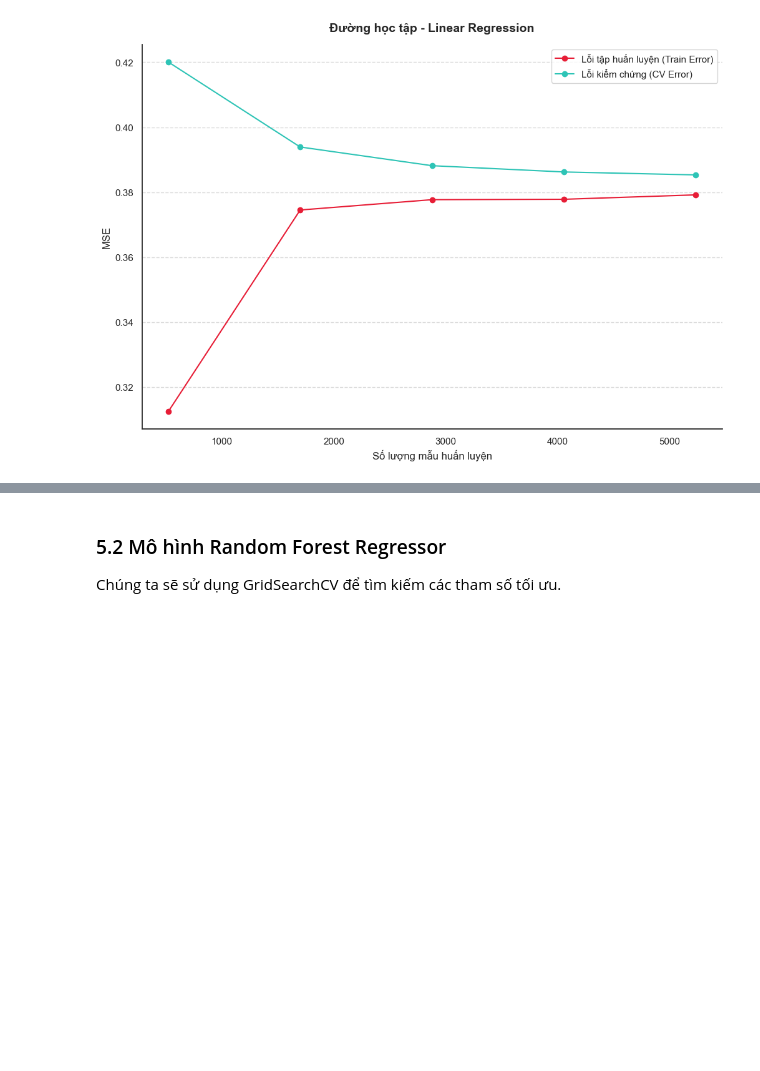
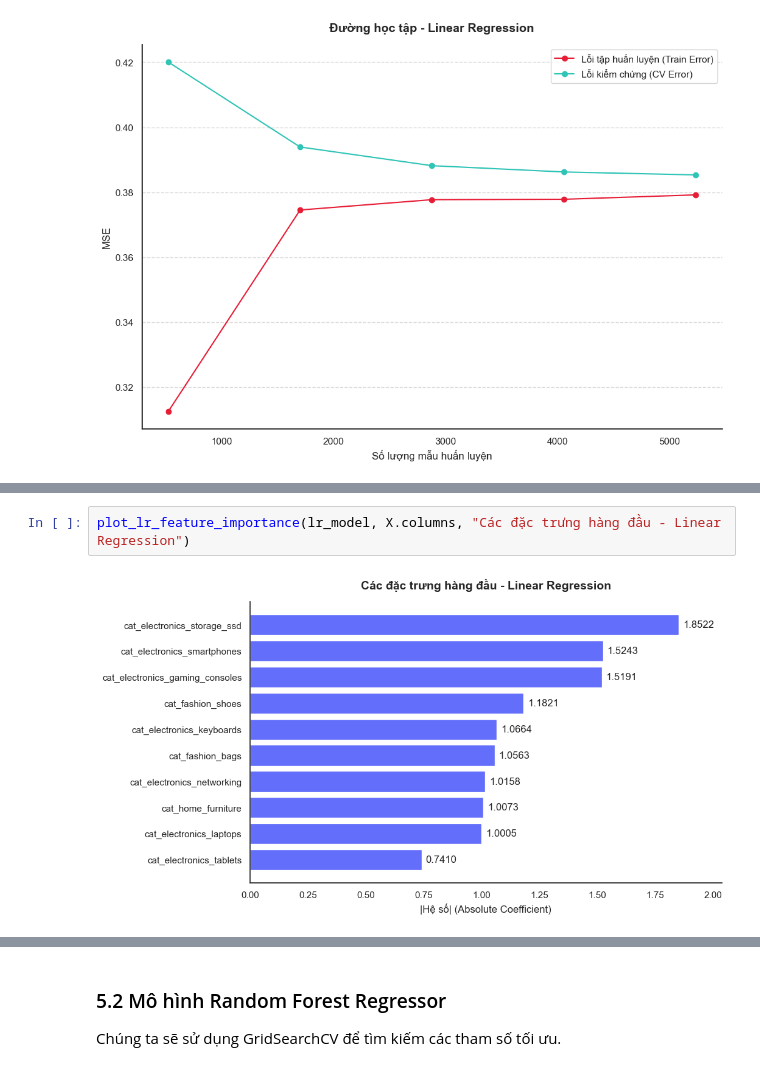
Before and after one commit to Hutaph/LAB01_Data_Visualization, a Jupyter notebook: notebook/modeling/product_popularity_prediction.ipynb, the cells around one changed output, grey strips where cells are left out. Drawn from its saved outputs; the diff is of its cells as text; blank space fills up the shorter version.

```diff
--- a/notebook/modeling/product_popularity_prediction.ipynb
+++ b/notebook/modeling/product_popularity_prediction.ipynb
@@ -144,0 +216,4 @@ plot_learning_curve(lr_model, "Đường học tập - Linear Regression", X_tra
+# %%
+plot_lr_feature_importance(lr_model, X.columns, "Các đặc trưng hàng đầu - Linear Regression")
+# %% [output]
+[figure, added]
```
Also changed, not shown: parts of 35 cells of this notebook.
